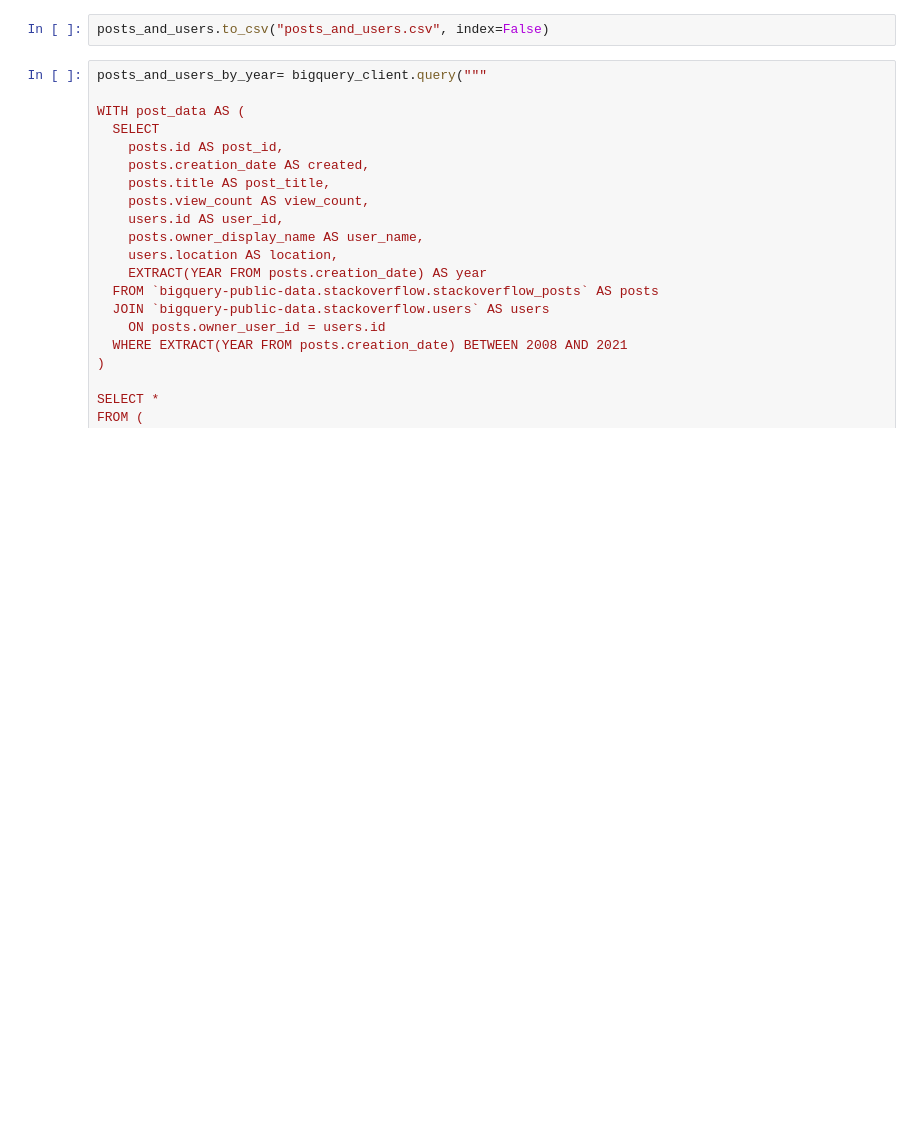
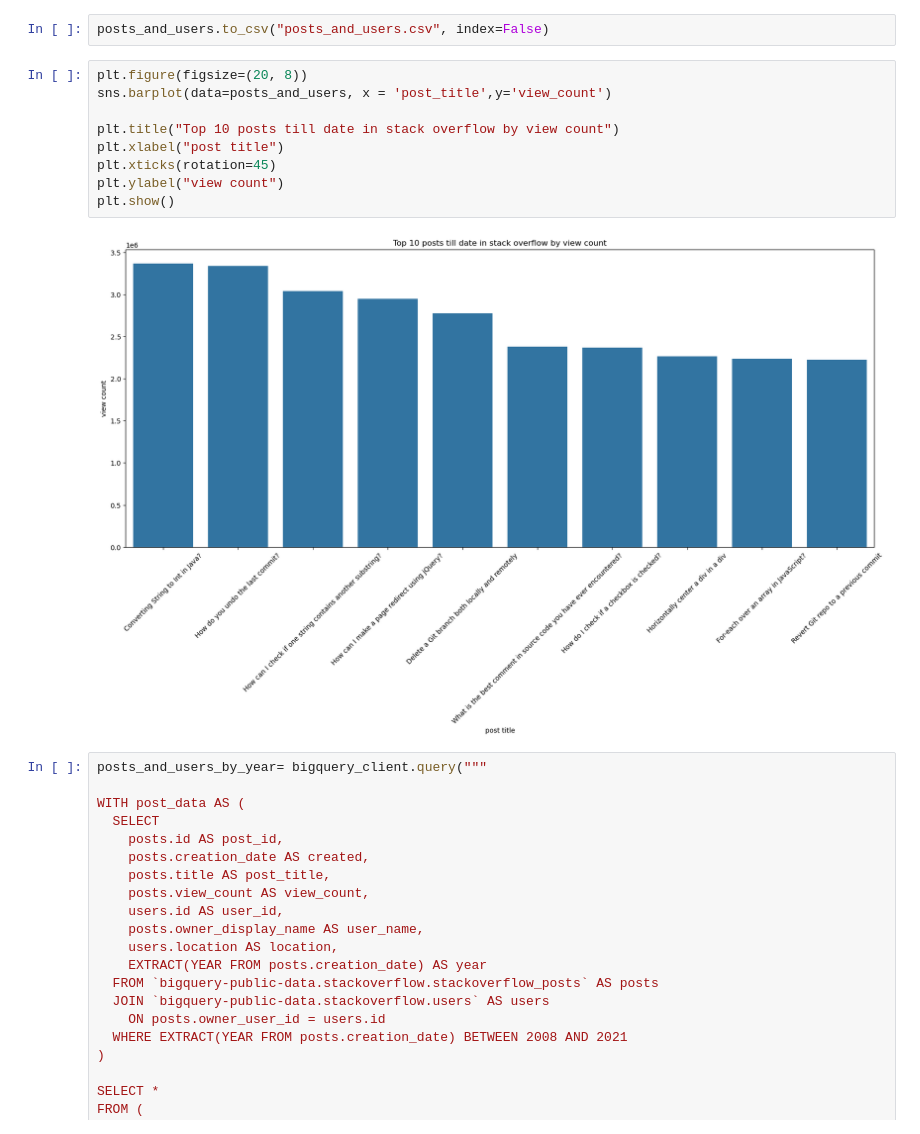
Before and after one commit to vrsyvby/bda-assignment-parta, a Jupyter notebook: BigQuery.ipynb, the cells around one changed output. Drawn from its saved outputs; the diff is of its cells as text; blank space fills up the shorter version.

Commit message:
Focus Area: BigQuery updated all the charts

```diff
--- a/BigQuery.ipynb
+++ b/BigQuery.ipynb
@@ -360,6 +360,17 @@ posts_and_users
 | 9 | 4114095 | 2010-11-06 16:58:14.550000+00:00 | Revert Git repo to a previous commit | 2222238 | 111174 | None | None |
 # %%
 posts_and_users.to_csv("posts_and_users.csv", index=False)
+# %%
+plt.figure(figsize=(20, 8))
+sns.barplot(data=posts_and_users, x = 'post_title',y='view_count')
+
+plt.title("Top 10 posts till date in stack overflow by view count")
+plt.xlabel("post title")
+plt.xticks(rotation=45)
+plt.ylabel("view count")
+plt.show()
+# %% [output]
+[figure, added]
 # %%
 posts_and_users_by_year= bigquery_client.query("""
 
```
Also changed, not shown: parts of 1 cell of this notebook.
